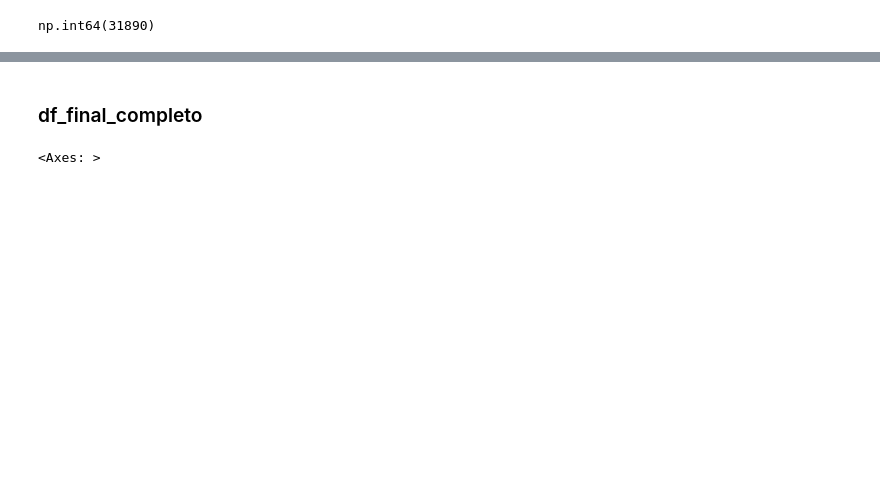
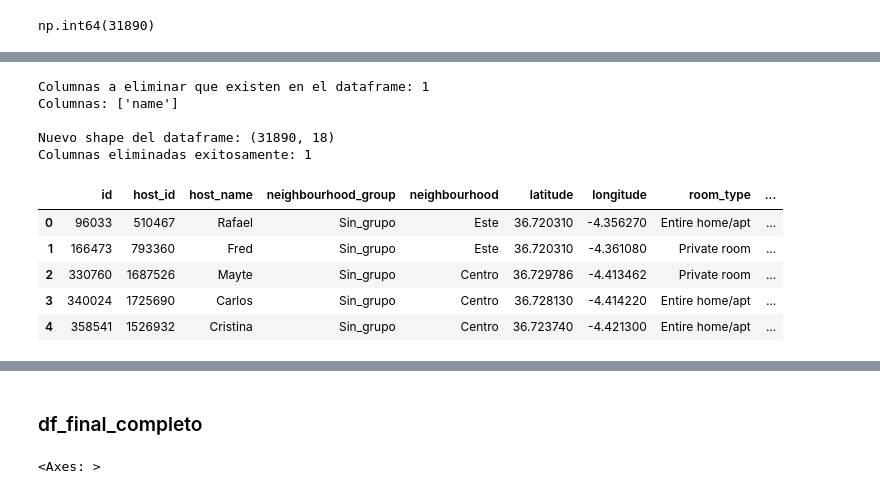
Before and after one commit to BelenP09/Plataforma-Airbnb, a Jupyter notebook: Preprocesamiento.ipynb, the cells around one changed output, grey strips where cells are left out. Cells and saved outputs as stored; diff of their text form; code cells hidden in the pictures; blank space fills up the shorter version.

```diff
--- a/Preprocesamiento.ipynb
+++ b/Preprocesamiento.ipynb
@@ -671,3 +670,10 @@ df_listings_summary['price'] = df_listings_summary['price'].astype(float)
 df_listings_summary['price'].count()
 # %% [output]
 np.int64(31890)
+# %%
+# Convert 'last_review' to date format (without time)
+df_listings_summary['last_review'] = pd.to_datetime(df_listings_summary['last_review'], errors='coerce').dt.date
+
+# Verify the change
+print(df_listings_summary['last_review'].head())
+print(f"Data type: {df_listings_summary['last_review'].dtype}")
@@ -673,0 +688,32 @@ np.int64(31890)
+# %%
+# Lista de columnas a eliminar
+columnas_a_eliminar_summary = [
+    'name'
+]
+
+# Filtrar solo las columnas que existen en el dataframe
+columnas_existentes_summary = [col for col in columnas_a_eliminar_summary if col in df_listings_summary.columns]
+
+print(f"Columnas a eliminar que existen en el dataframe: {len(columnas_existentes_summary)}")
+print(f"Columnas: {columnas_existentes_summary}")
+
+# Eliminar las columnas
+df_listings_summary = df_listings_summary.drop(columns=columnas_existentes_summary)
+
+print(f"\nNuevo shape del dataframe: {df_listings_summary.shape}")
+print(f"Columnas eliminadas exitosamente: {len(columnas_existentes_summary)}")
+# %% [output]
+Columnas a eliminar que existen en el dataframe: 1
+Columnas: ['name']
+
+Nuevo shape del dataframe: (31890, 18)
+Columnas eliminadas exitosamente: 1
+# %%
+df_listings_summary.head(5)
+# %% [output]
+|  | id | host_id | host_name | neighbourhood_group | neighbourhood | latitude | longitude | room_type | ... |
+| 0 | 96033 | 510467 | Rafael | Sin_grupo | Este | 36.720310 | -4.356270 | Entire home/apt | ... |
+| 1 | 166473 | 793360 | Fred | Sin_grupo | Este | 36.720310 | -4.361080 | Private room | ... |
+| 2 | 330760 | 1687526 | Mayte | Sin_grupo | Centro | 36.729786 | -4.413462 | Private room | ... |
+| 3 | 340024 | 1725690 | Carlos | Sin_grupo | Centro | 36.728130 | -4.414220 | Entire home/apt | ... |
+| 4 | 358541 | 1526932 | Cristina | Sin_grupo | Centro | 36.723740 | -4.421300 | Entire home/apt | ... |
```
Also changed, not shown: parts of 24 cells of this notebook, 1 other file.
